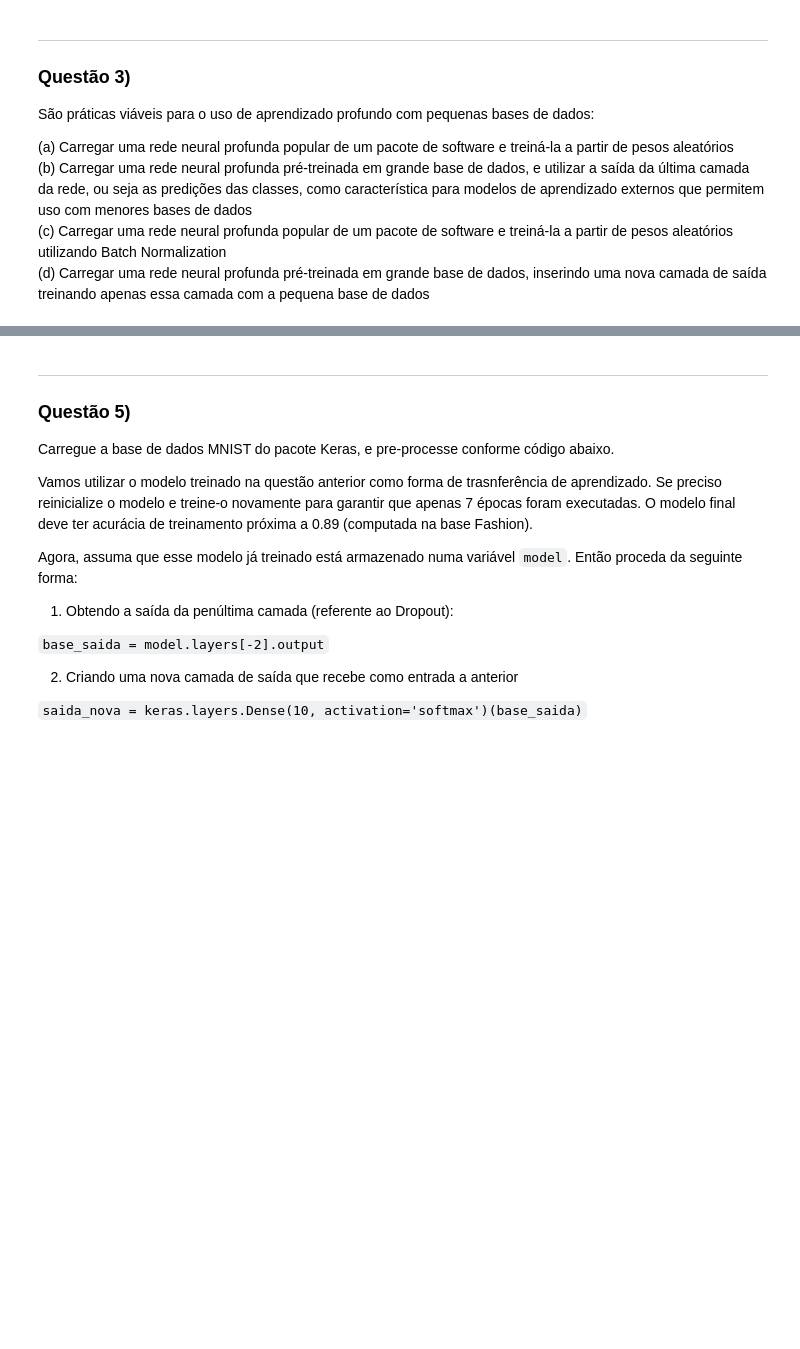
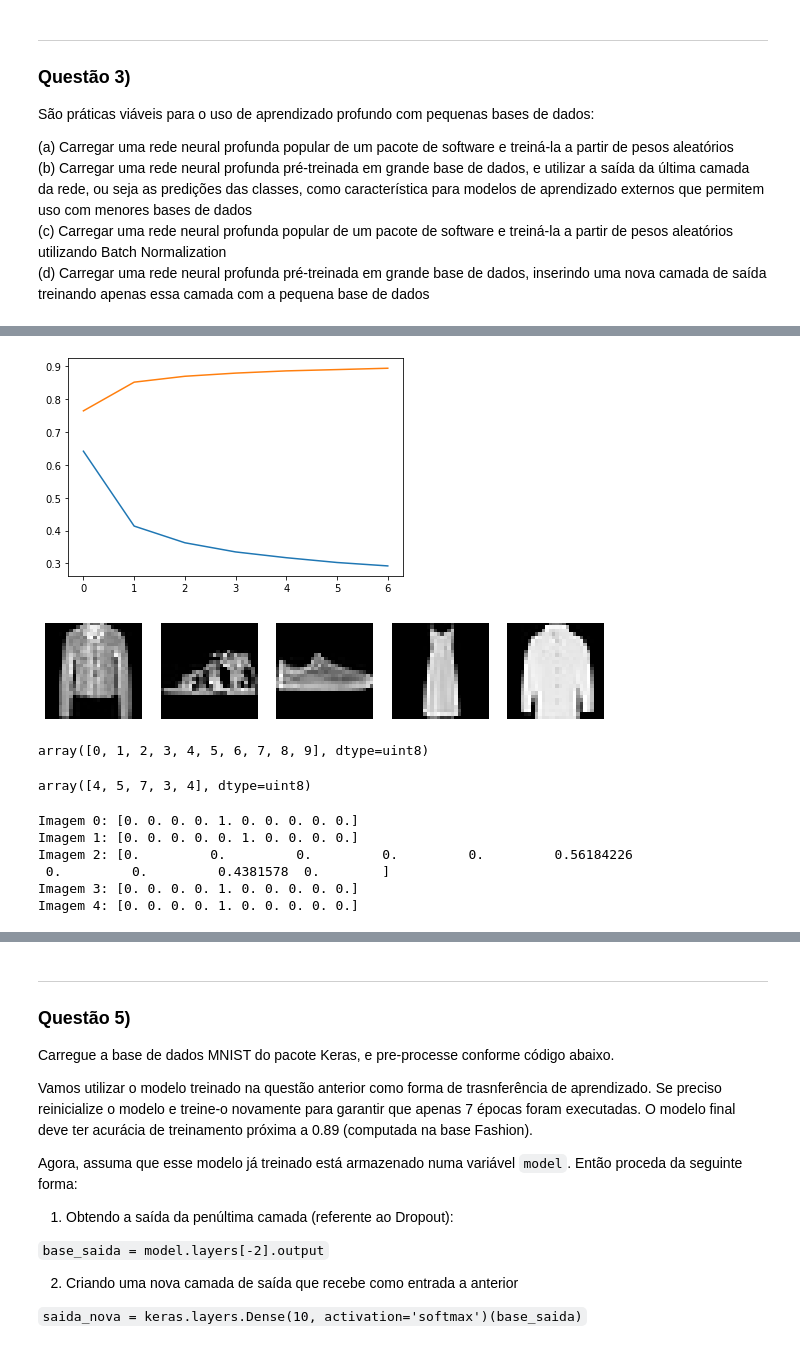
Before and after one commit to guilourenzo/mba-usp, a Jupyter notebook: REDES NEURAIS E ARQUITETURAS PROFUNDA/AULA 4/RNAP-04-Avaliacao.ipynb, the cells around one changed output, grey strips where cells are left out. Cells and saved outputs as stored; diff of their text form; code cells hidden in the pictures; blank space fills up the shorter version.

```diff
--- a/REDES NEURAIS E ARQUITETURAS PROFUNDA/AULA 4/RNAP-04-Avaliacao.ipynb
+++ b/REDES NEURAIS E ARQUITETURAS PROFUNDA/AULA 4/RNAP-04-Avaliacao.ipynb
@@ -88,8 +88,28 @@ from tensorflow.random import set_seed
 fashion_mnist = keras.datasets.fashion_mnist
 (train_images, train_labels), (test_images, test_labels) = fashion_mnist.load_data()
 
+img_lin, img_col = train_images.shape[1], train_images.shape[2]
+num_classes = len(np.unique(train_labels))
+print(train_images.shape)
+print('Classes: ', num_classes)
+
 train_images = train_images / 255.0
 test_images = test_images / 255.0
 
 train_labels = keras.utils.to_categorical(train_labels, 10)
 test_labels = keras.utils.to_categorical(test_labels, 10)
+
+# quantidade de canais
+if (len(train_images.shape) == 3):
+      n_channels = 1
+else:
+      n_channels = train_images.shape[3]
+
+if keras.backend.image_data_format() == 'channels_first':
+    train_images = train_images.reshape(train_images.shape[0], n_channels, img_lin, img_col)
+    test_images = test_images.reshape(test_images.shape[0], n_channels, img_lin, img_col)
+    input_shape = (n_channels, img_lin, img_col)
+else:
+    train_images = train_images.reshape(train_images.shape[0], img_lin, img_col, n_channels)
+    test_images = test_images.reshape(test_images.shape[0], img_lin, img_col, n_channels)
+    input_shape = (img_lin, img_col, n_channels)
@@ -95,0 +119,7 @@ test_labels = keras.utils.to_categorical(test_labels, 10)
+# %%
+data_augmentation = keras.Sequential(
+    [
+        layers.experimental.preprocessing.RandomZoom(0.1),
+        layers.experimental.preprocessing.RandomContrast(0.2),
+    ]
+)
@@ -95,0 +190,11 @@ test_labels = keras.utils.to_categorical(test_labels, 10)
+# %%
+seed(1) #Numpy
+set_seed(2) #Tensorflow
+epochs = 7
+model = my_cnn(input_shape, num_classes)
+
+model.compile(loss='categorical_crossentropy',
+              optimizer=tf.keras.optimizers.Adam(lr=0.002),
+              metrics=['accuracy'])
+
+model.summary()
@@ -95,0 +219,3 @@ test_labels = keras.utils.to_categorical(test_labels, 10)
+# %%
+hist = model.fit(train_images, train_labels, batch_size=16,
+                    epochs=epochs, verbose=1)
@@ -95,0 +237,26 @@ test_labels = keras.utils.to_categorical(test_labels, 10)
+# %%
+plt.plot(hist.history['loss']);
+plt.plot(hist.history['accuracy']);
+# %% [output]
+[figure, added]
+# %%
+# (train_images, train_labels), (test_images, test_labels) = fashion_mnist.load_data()
+
+fig, axes = plt.subplots(1,5, figsize=(10,2))
+ax = axes.ravel()
+for i in range(5):
+    ax[i].imshow(predizer[i], cmap="gray")
+    # ax[i].title(str(test_labels[i]))
+    ax[i].axis('off')
+# %% [output]
+[figure, added]
+# %%
+# Lista de Valores Possíveis
+np.unique(test_labels)
+# %% [output]
+array([0, 1, 2, 3, 4, 5, 6, 7, 8, 9], dtype=uint8)
+# %%
+# Valores corretos
+test_labels[10:15]
+# %% [output]
+array([4, 5, 7, 3, 4], dtype=uint8)
@@ -95,0 +269,11 @@ test_labels = keras.utils.to_categorical(test_labels, 10)
+# %%
+# Resultados da primeira versão do modelo
+for i in range(5):
+    print(f'Imagem {i}: {resultado[i]}')
+# %% [output]
+Imagem 0: [0. 0. 0. 0. 1. 0. 0. 0. 0. 0.]
+Imagem 1: [0. 0. 0. 0. 0. 1. 0. 0. 0. 0.]
+Imagem 2: [0.         0.         0.         0.         0.         0.56184226
+ 0.         0.         0.4381578  0.        ]
+Imagem 3: [0. 0. 0. 0. 1. 0. 0. 0. 0. 0.]
+Imagem 4: [0. 0. 0. 0. 1. 0. 0. 0. 0. 0.]
```
Also changed, not shown: parts of 9 cells of this notebook, 1 other file.
